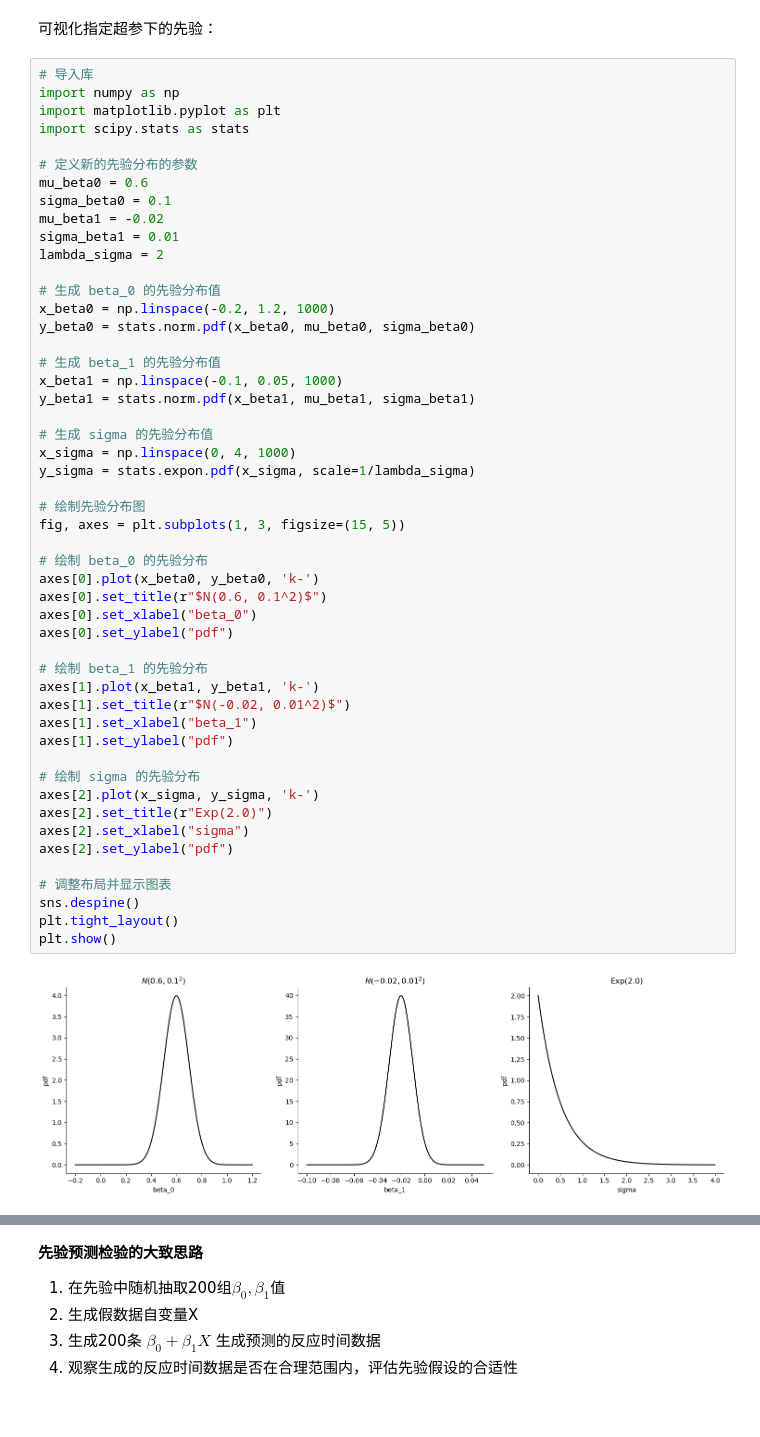
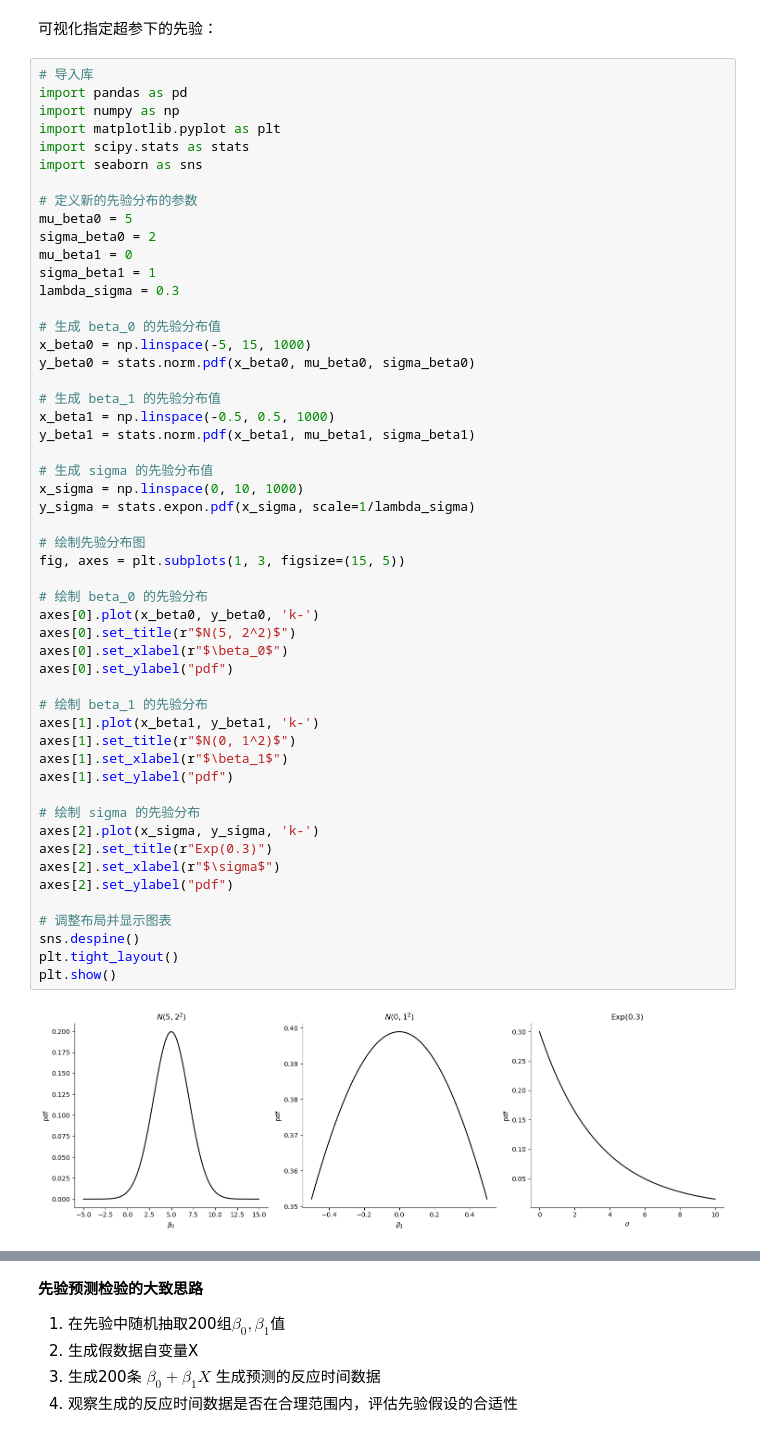
Before and after one commit to hcp4715/psybayesian, a Jupyter notebook: Lecture8.ipynb, the cells around one changed output, grey strips where cells are left out. Drawn from its saved outputs; the diff is of its cells as text.

```diff
--- a/Lecture8.ipynb
+++ b/Lecture8.ipynb
@@ -270,56 +264,58 @@ $$
 可视化指定超参下的先验：
 # %%
 # 导入库
+import pandas as pd
 import numpy as np
 import matplotlib.pyplot as plt
 import scipy.stats as stats
+import seaborn as sns
 
 # 定义新的先验分布的参数
-mu_beta0 = 0.6
-sigma_beta0 = 0.1
-mu_beta1 = -0.02
-sigma_beta1 = 0.01
-lambda_sigma = 2
+mu_beta0 = 5
+sigma_beta0 = 2
+mu_beta1 = 0
+sigma_beta1 = 1
+lambda_sigma = 0.3
 
 # 生成 beta_0 的先验分布值
-x_beta0 = np.linspace(-0.2, 1.2, 1000)
+x_beta0 = np.linspace(-5, 15, 1000)
 y_beta0 = stats.norm.pdf(x_beta0, mu_beta0, sigma_beta0)
 
 # 生成 beta_1 的先验分布值
-x_beta1 = np.linspace(-0.1, 0.05, 1000)
+x_beta1 = np.linspace(-0.5, 0.5, 1000)
 y_beta1 = stats.norm.pdf(x_beta1, mu_beta1, sigma_beta1)
 
 # 生成 sigma 的先验分布值
-x_sigma = np.linspace(0, 4, 1000)
+x_sigma = np.linspace(0, 10, 1000)
 y_sigma = stats.expon.pdf(x_sigma, scale=1/lambda_sigma)
 
 # 绘制先验分布图
 fig, axes = plt.subplots(1, 3, figsize=(15, 5))
 
 # 绘制 beta_0 的先验分布
 axes[0].plot(x_beta0, y_beta0, 'k-')
-axes[0].set_title(r"$N(0.6, 0.1^2)$")
-axes[0].set_xlabel("beta_0")
+axes[0].set_title(r"$N(5, 2^2)$")
+axes[0].set_xlabel(r"$\beta_0$")
 axes[0].set_ylabel("pdf")
 
 # 绘制 beta_1 的先验分布
 axes[1].plot(x_beta1, y_beta1, 'k-')
-axes[1].set_title(r"$N(-0.02, 0.01^2)$")
-axes[1].set_xlabel("beta_1")
+axes[1].set_title(r"$N(0, 1^2)$")
+axes[1].set_xlabel(r"$\beta_1$")
 axes[1].set_ylabel("pdf")
 
 # 绘制 sigma 的先验分布
 axes[2].plot(x_sigma, y_sigma, 'k-')
-axes[2].set_title(r"Exp(2.0)")
-axes[2].set_xlabel("sigma")
+axes[2].set_title(r"Exp(0.3)")
+axes[2].set_xlabel(r"$\sigma$")
 axes[2].set_ylabel("pdf")
 
 # 调整布局并显示图表
 sns.despine()
 plt.tight_layout()
 plt.show()
 # %% [output]
-[figure, old version]
+[figure, new version]
 # %% [markdown]
 ### 先验预测检验(prior predictive check)
 
```
Also changed, not shown: parts of 63 cells of this notebook, 1 other file.
